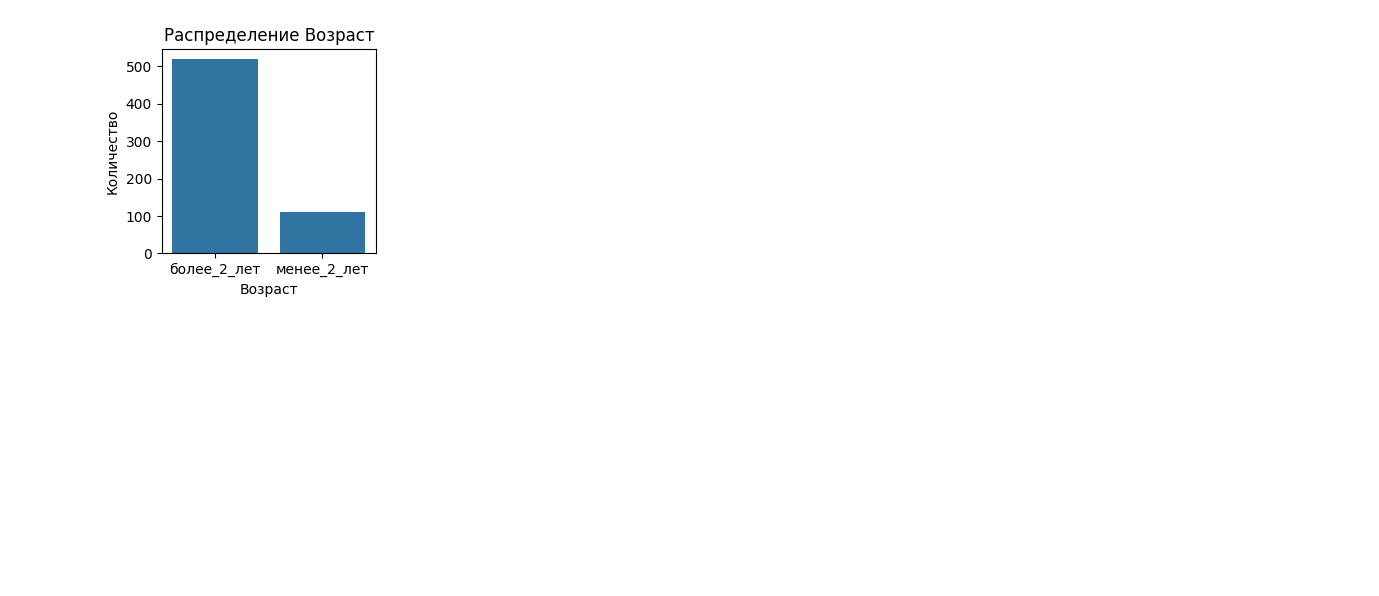
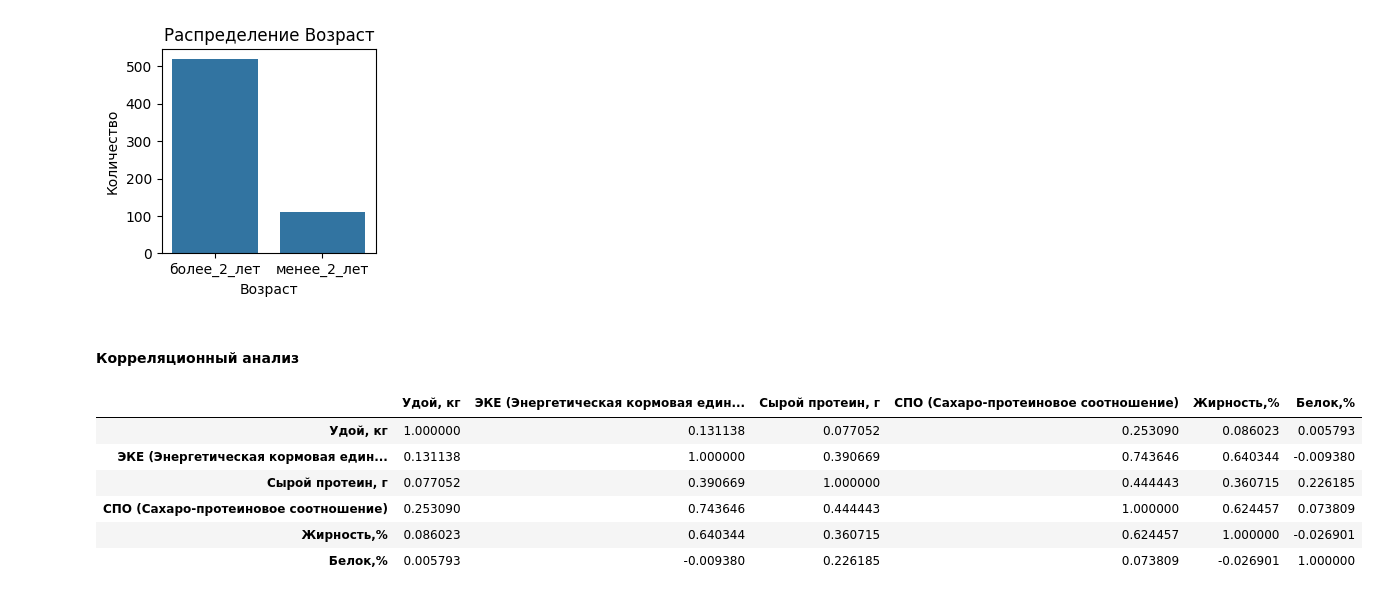
Before and after one commit to eugenii/data_sciencse, a Jupyter notebook: 10_Linnear_Models/main.ipynb, the cells around one changed output. Cells and saved outputs as stored; diff of their text form; code cells hidden in the pictures; blank space fills up the shorter version.

```diff
--- a/10_Linnear_Models/main.ipynb
+++ b/10_Linnear_Models/main.ipynb
@@ -193,3 +193,16 @@ for col in categorical_columns:
 [figure]
 [figure]
 [figure]
+# %% [markdown]
+#### Корреляционный анализ
+# %%
+# Матрица корреляции
+display(df1[numeric_columns].corr())
+# %% [output]
+|  | Удой, кг | ЭКЕ (Энергетическая кормовая един... | Сырой протеин, г | СПО (Сахаро-протеиновое соотношение) | Жирность,% | Белок,% |
+| Удой, кг | 1.000000 | 0.131138 | 0.077052 | 0.253090 | 0.086023 | 0.005793 |
+| ЭКЕ (Энергетическая кормовая един... | 0.131138 | 1.000000 | 0.390669 | 0.743646 | 0.640344 | -0.009380 |
+| Сырой протеин, г | 0.077052 | 0.390669 | 1.000000 | 0.444443 | 0.360715 | 0.226185 |
+| СПО (Сахаро-протеиновое соотношение) | 0.253090 | 0.743646 | 0.444443 | 1.000000 | 0.624457 | 0.073809 |
+| Жирность,% | 0.086023 | 0.640344 | 0.360715 | 0.624457 | 1.000000 | -0.026901 |
+| Белок,% | 0.005793 | -0.009380 | 0.226185 | 0.073809 | -0.026901 | 1.000000 |
```
Also changed, not shown: parts of 3 cells of this notebook.
